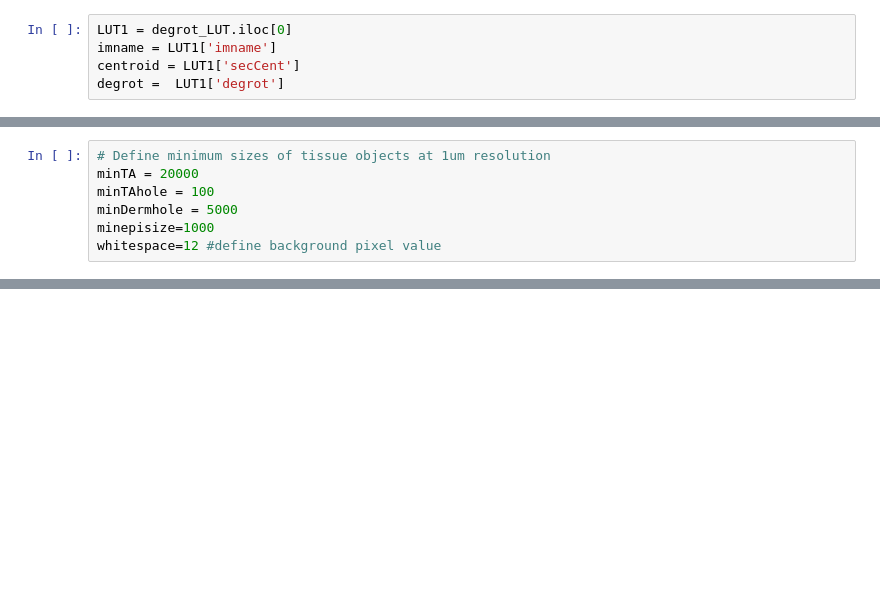
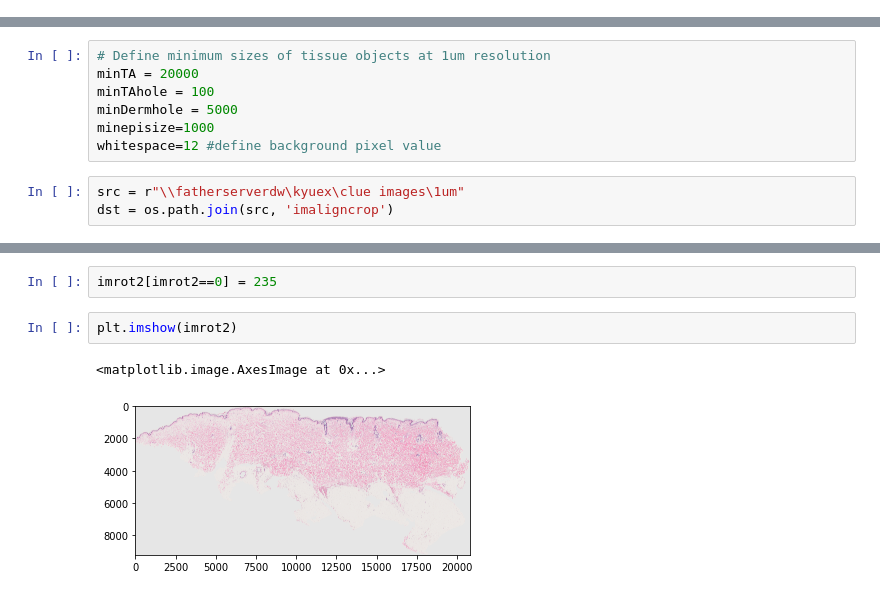
Before and after one commit to Wirtz-Lab/wsi_analysis, a Jupyter notebook: ashley/active/crop_align_HE.ipynb, the cells around one changed output, grey strips where cells are left out. Saved outputs shown, nothing was run; the diff lists cells and outputs as text; blank space fills up the shorter version.

```diff
--- a/ashley/active/crop_align_HE.ipynb
+++ b/ashley/active/crop_align_HE.ipynb
@@ -33,5 +31,0 @@ degrot_LUT = pd.read_csv('CLUEdegrot.csv')
-# %%
-LUT1 = degrot_LUT.iloc[0]
-imname = LUT1['imname']
-centroid = LUT1['secCent']
-degrot =  LUT1['degrot']
@@ -49,3 +36,6 @@ minTAhole = 100
 minDermhole = 5000
 minepisize=1000
 whitespace=12 #define background pixel value
+# %%
+src = r"\\fatherserverdw\kyuex\clue images\1um"
+dst = os.path.join(src, 'imaligncrop')
@@ -134,0 +157,7 @@ plt.imshow(imrot)
+# %%
+imrot2[imrot2==0] = 235
+# %%
+plt.imshow(imrot2)
+# %% [output]
+<matplotlib.image.AxesImage at 0x...>
+[figure, added]
```
Also changed, not shown: parts of 12 cells of this notebook, 1 other file.
